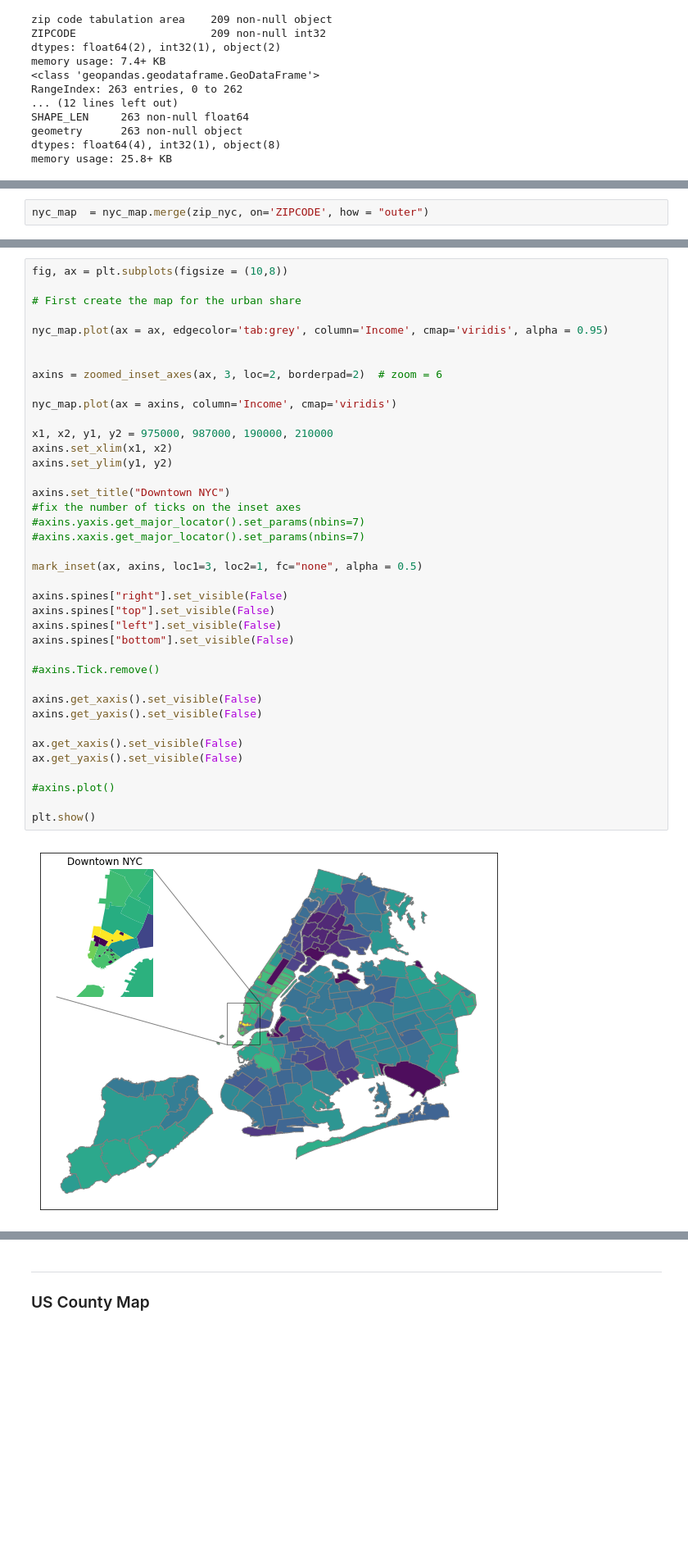
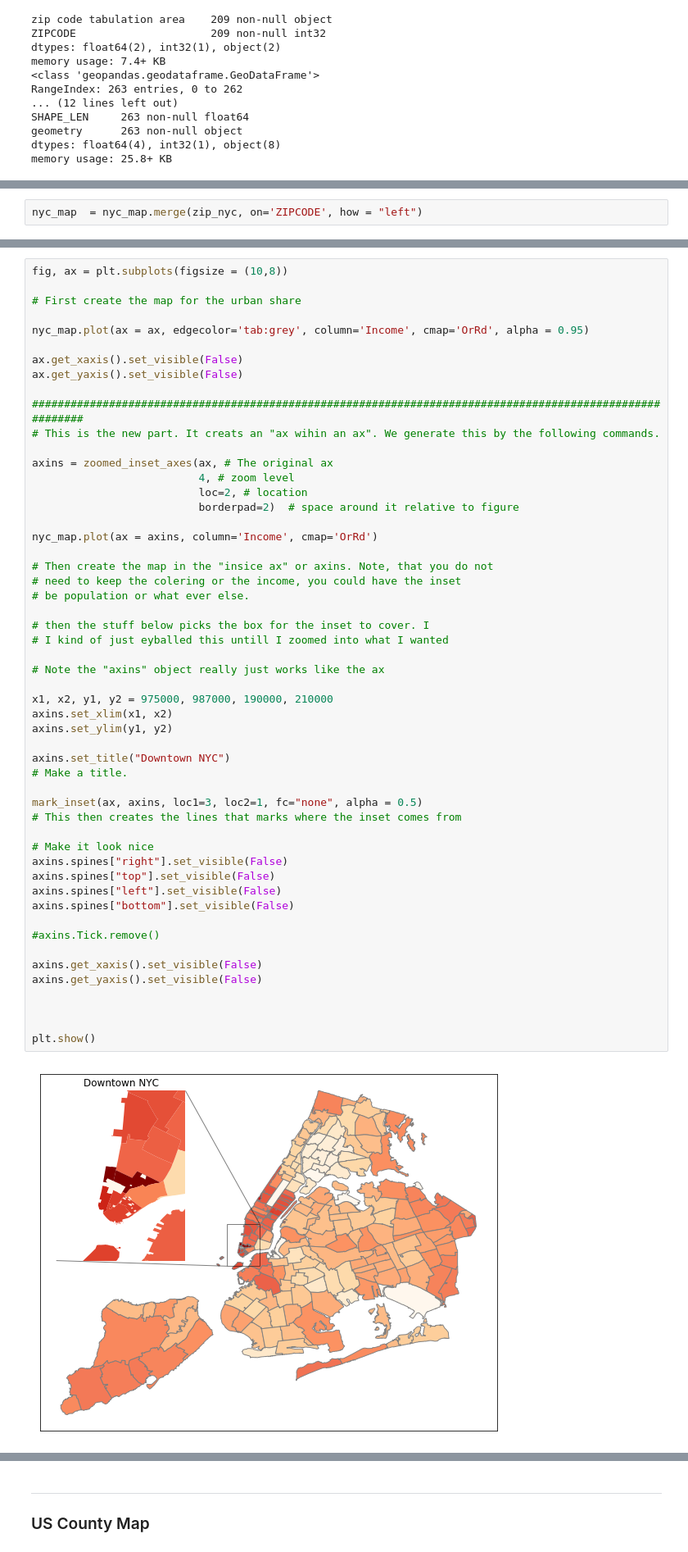
Before and after one commit to mwaugh0328/data_bootcamp_spring_2018, a Jupyter notebook: week13/geopandas.ipynb, the cells around one changed output, grey strips where cells are left out. Shown at 82% size. Saved outputs shown, nothing was run; the diff lists cells and outputs as text; blank space fills up the shorter version.

```diff
--- a/week13/geopandas.ipynb
+++ b/week13/geopandas.ipynb
@@ -239,2 +281,2 @@ memory usage: 25.8+ KB
 # %%
-nyc_map  = nyc_map.merge(zip_nyc, on='ZIPCODE', how = "outer")
+nyc_map  = nyc_map.merge(zip_nyc, on='ZIPCODE', how = "left")
@@ -242,40 +301,54 @@ nyc_map  = nyc_map.merge(zip_nyc, on='ZIPCODE', how = "outer")
 fig, ax = plt.subplots(figsize = (10,8))
 
 # First create the map for the urban share
 
-nyc_map.plot(ax = ax, edgecolor='tab:grey', column='Income', cmap='viridis', alpha = 0.95)
+nyc_map.plot(ax = ax, edgecolor='tab:grey', column='Income', cmap='OrRd', alpha = 0.95)
 
+ax.get_xaxis().set_visible(False)
+ax.get_yaxis().set_visible(False)
 
-axins = zoomed_inset_axes(ax, 3, loc=2, borderpad=2)  # zoom = 6
+##########################################################################################################
+# This is the new part. It creats an "ax wihin an ax". We generate this by the following commands.
 
-nyc_map.plot(ax = axins, column='Income', cmap='viridis')
+axins = zoomed_inset_axes(ax, # The original ax
+                          4, # zoom level
+                          loc=2, # location
+                          borderpad=2)  # space around it relative to figure
+
+nyc_map.plot(ax = axins, column='Income', cmap='OrRd')
+
+# Then create the map in the "insice ax" or axins. Note, that you do not
+# need to keep the colering or the income, you could have the inset
+# be population or what ever else.
+
+# then the stuff below picks the box for the inset to cover. I
+# I kind of just eyballed this untill I zoomed into what I wanted
+
+# Note the "axins" object really just works like the ax
 
 x1, x2, y1, y2 = 975000, 987000, 190000, 210000
 axins.set_xlim(x1, x2)
 axins.set_ylim(y1, y2)
 
 axins.set_title("Downtown NYC")
-#fix the number of ticks on the inset axes
-#axins.yaxis.get_major_locator().set_params(nbins=7)
-#axins.xaxis.get_major_locator().set_params(nbins=7)
+# Make a title.
 
 mark_inset(ax, axins, loc1=3, loc2=1, fc="none", alpha = 0.5)
+# This then creates the lines that marks where the inset comes from
 
+# Make it look nice
 axins.spines["right"].set_visible(False)
 axins.spines["top"].set_visible(False)
 axins.spines["left"].set_visible(False)
 axins.spines["bottom"].set_visible(False)
 
 #axins.Tick.remove()
 
 axins.get_xaxis().set_visible(False)
 axins.get_yaxis().set_visible(False)
 
-ax.get_xaxis().set_visible(False)
-ax.get_yaxis().set_visible(False)
 
-#axins.plot()
 
 plt.show()
 # %% [output]
-[figure, old version]
+[figure, new version]
```
Also changed, not shown: parts of 24 cells of this notebook.
